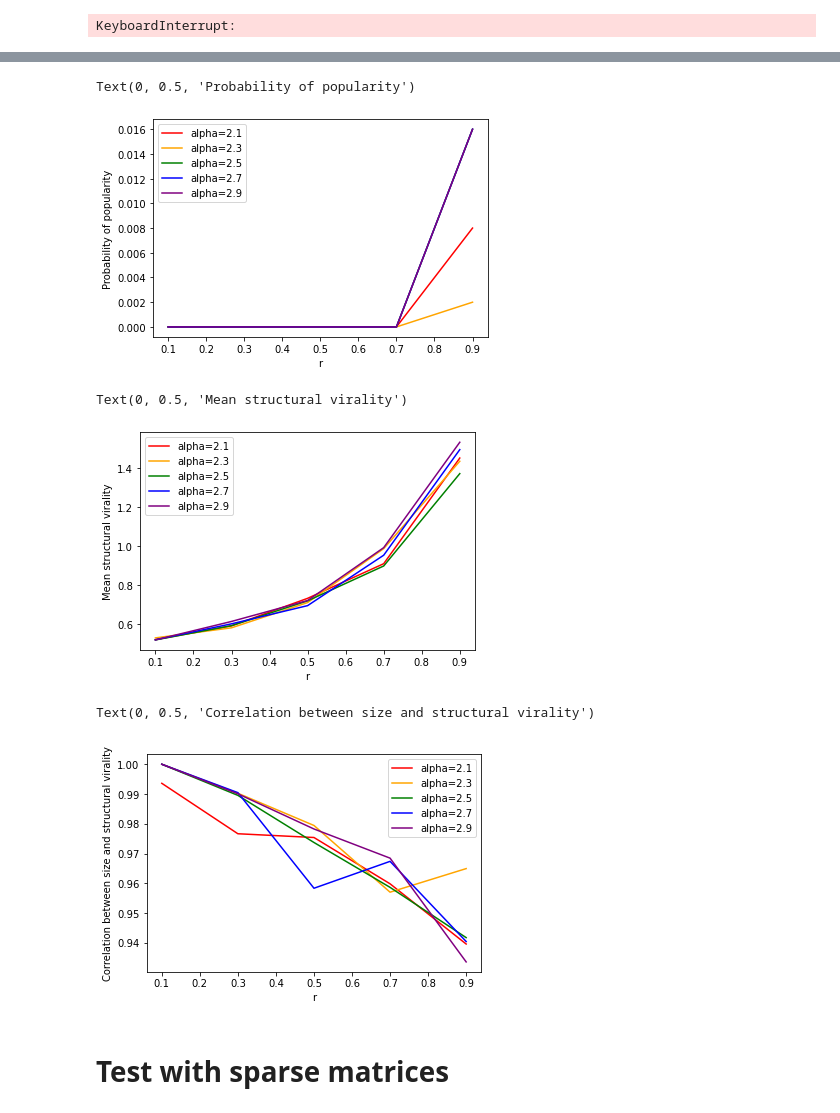
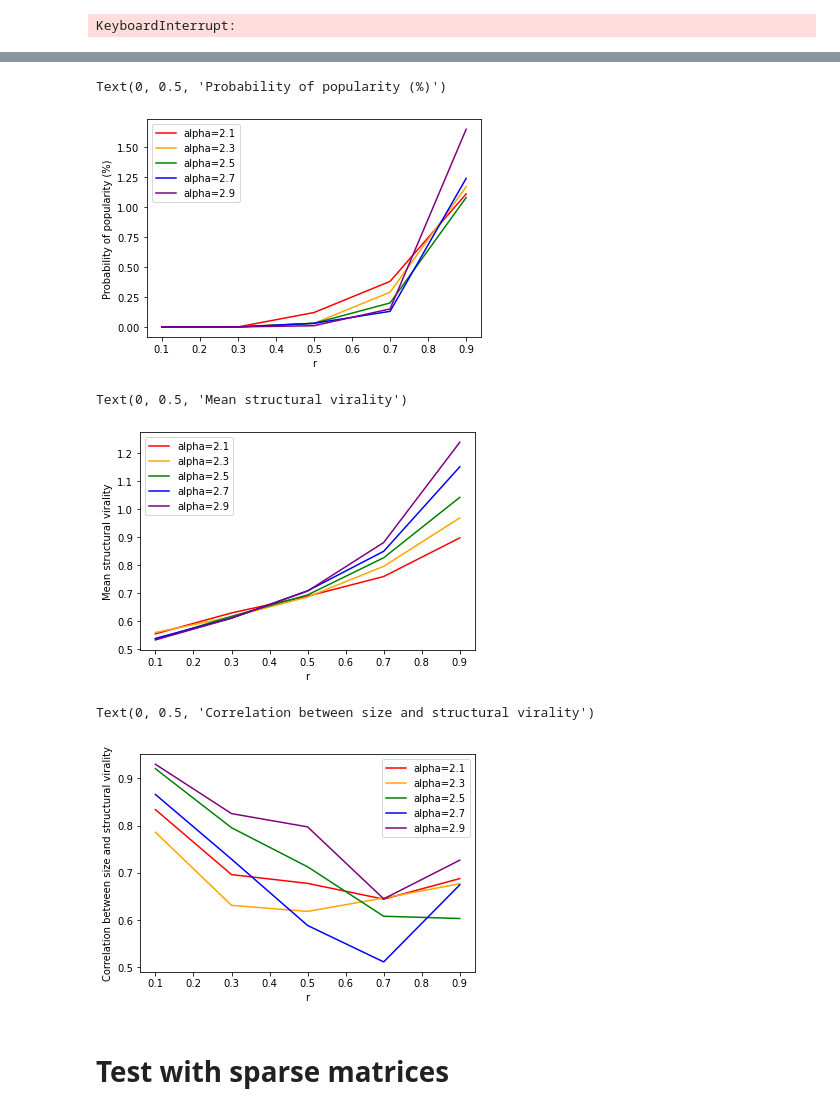
Before and after one commit to sunnymatt/t-recs-experiments, a Jupyter notebook: structural_virality/structural_virality.ipynb, the cells around one changed output, grey strips where cells are left out. Saved outputs shown, nothing was run; the diff lists cells and outputs as text; code cells hidden in the pictures.

```diff
--- a/structural_virality/structural_virality.ipynb
+++ b/structural_virality/structural_virality.ipynb
@@ -123,17 +129,33 @@ f.close()
+# %%
+f = open("sv_sims_10k_nodes.pkl", "rb")
+results = pkl.load(f)
+f.close()
+# %%
+def extract_alpha_rs(results_dict):
+    """ Result the alpha and rs for the results dictionary.
+    """
+    alpha_set = set()
+    r_set = set()
+    for alpha, r in results_dict.keys():
+        alpha_set.add(alpha)
+        r_set.add(r)
+    return sorted(list(alpha_set)), sorted(list(r_set))
+# %%
+alphas, rs = extract_alpha_rs(results)
 # %%
 # graphing
 colors=['red', 'orange', 'green', 'blue', 'purple']
 # %%
 popularity_chance = {} # map from alpha to list, where each element corresponds to one R value
 for i, alpha in enumerate(alphas):
-    popularity_chance[alpha] = [prob_large_cascade(results[(alpha, r)]["size"]) for r in rs]
+    popularity_chance[alpha] = [prob_large_cascade(results[(alpha, r)]["size"]) * 100 for r in rs]
     plt.plot(rs, popularity_chance[alpha], label=f"alpha={alpha}", color=colors[i])
 leg = plt.legend()
 plt.xlabel("r")
-plt.ylabel("Probability of popularity")
+plt.ylabel("Probability of popularity (%)")
 # %% [output]
-Text(0, 0.5, 'Probability of popularity')
+Text(0, 0.5, 'Probability of popularity (%)')
-[figure, old version]
+[figure, new version]
 # %%
 avg_virality = {} # map from alpha to list, where each element corresponds to one R value
 for i, alpha in enumerate(alphas):
@@ -144,7 +166,7 @@ plt.xlabel("r")
 plt.ylabel("Mean structural virality")
 # %% [output]
 Text(0, 0.5, 'Mean structural virality')
-[figure, old version]
+[figure, new version]
 # %%
 size_vir_corr = {} # map from alpha to list, where each element corresponds to one R value
 for i, alpha in enumerate(alphas):
@@ -155,7 +177,7 @@ plt.xlabel("r")
 plt.ylabel("Correlation between size and structural virality")
 # %% [output]
 Text(0, 0.5, 'Correlation between size and structural virality')
-[figure, old version]
+[figure, new version]
 # %%
 graph_popularity(sizes)
 # %%
```
Also changed, not shown: parts of 7 cells of this notebook, 6 other files.
